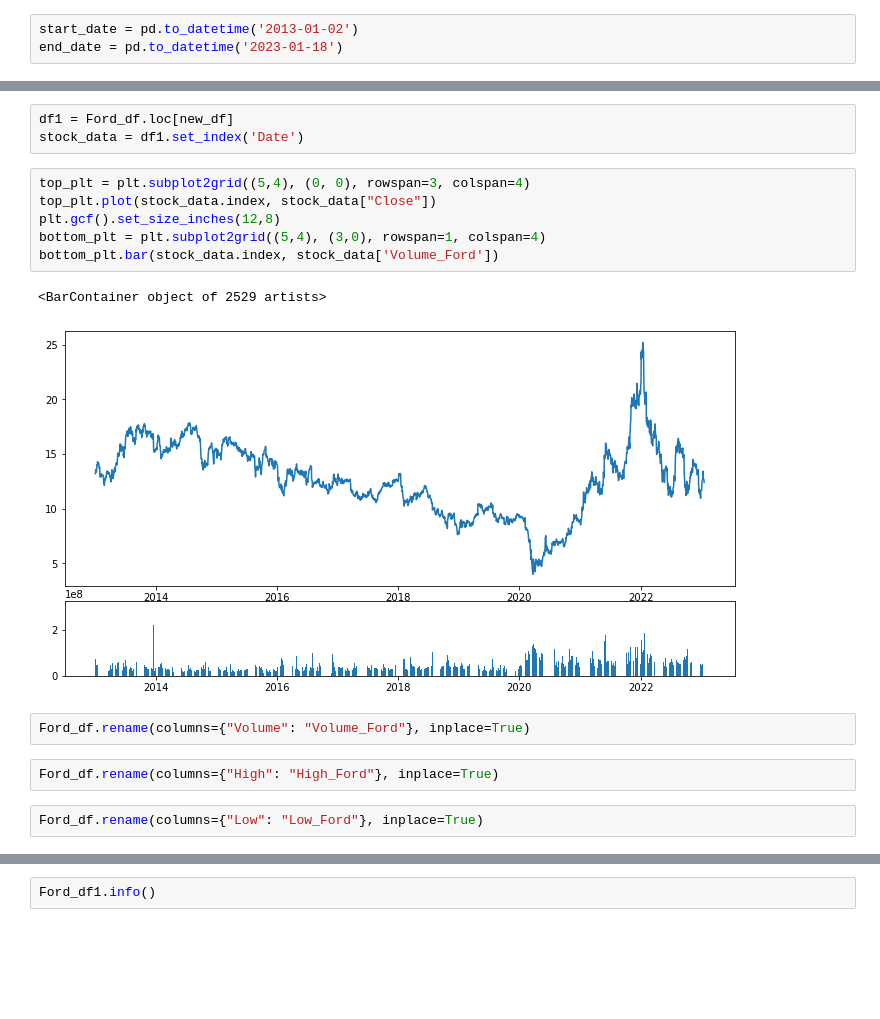
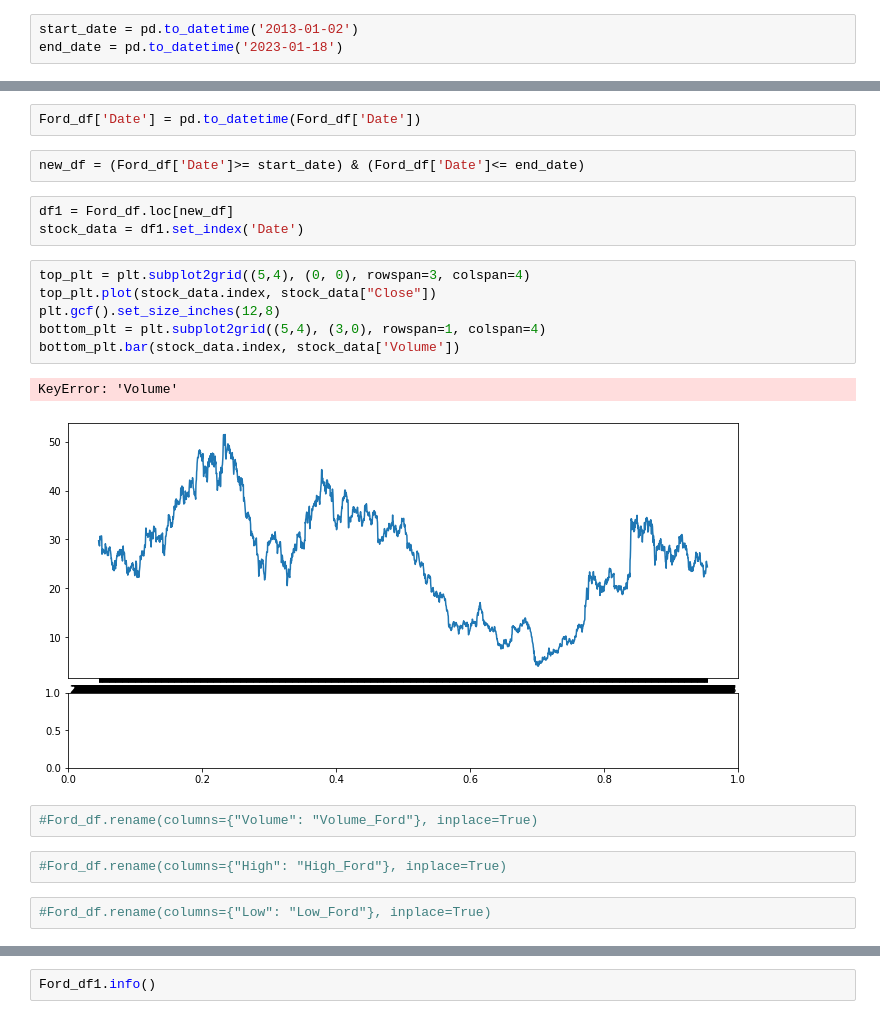
Before and after one commit to shimengya/Finance_Group_Project, a Jupyter notebook: AutoMobile_Stock_Analysis.ipynb, the cells around one changed output, grey strips where cells are left out. Cells and saved outputs as stored; diff of their text form; blank space fills up the shorter version.

Commit message:
Using Function Analysis of the data

```diff
--- a/AutoMobile_Stock_Analysis.ipynb
+++ b/AutoMobile_Stock_Analysis.ipynb
@@ -65,19 +61,23 @@ new_df = (Ford_df['Date']>= start_date) & (Ford_df['Date']<= end_date)
-# %%
-df1 = Ford_df.loc[new_df]
-stock_data = df1.set_index('Date')
-# %%
-top_plt = plt.subplot2grid((5,4), (0, 0), rowspan=3, colspan=4)
-top_plt.plot(stock_data.index, stock_data["Close"])
-plt.gcf().set_size_inches(12,8)
-bottom_plt = plt.subplot2grid((5,4), (3,0), rowspan=1, colspan=4)
-bottom_plt.bar(stock_data.index, stock_data['Volume_Ford'])
-# %% [output]
-<BarContainer object of 2529 artists>
-[figure, removed]
+# %%
+Ford_df['Date'] = pd.to_datetime(Ford_df['Date'])
+# %%
+new_df = (Ford_df['Date']>= start_date) & (Ford_df['Date']<= end_date)
+# %%
+df1 = Ford_df.loc[new_df]
+stock_data = df1.set_index('Date')
+# %%
+top_plt = plt.subplot2grid((5,4), (0, 0), rowspan=3, colspan=4)
+top_plt.plot(stock_data.index, stock_data["Close"])
+plt.gcf().set_size_inches(12,8)
+bottom_plt = plt.subplot2grid((5,4), (3,0), rowspan=1, colspan=4)
+bottom_plt.bar(stock_data.index, stock_data['Volume'])
+# %% [output]
+KeyError: 'Volume'
+[figure, added]
 # %%
-Ford_df.rename(columns={"Volume": "Volume_Ford"}, inplace=True)
+#Ford_df.rename(columns={"Volume": "Volume_Ford"}, inplace=True)
-# %%
-Ford_df.rename(columns={"High": "High_Ford"}, inplace=True)
-# %%
-Ford_df.rename(columns={"Low": "Low_Ford"}, inplace=True)
+# %%
+#Ford_df.rename(columns={"High": "High_Ford"}, inplace=True)
+# %%
+#Ford_df.rename(columns={"Low": "Low_Ford"}, inplace=True)
 # %%
```
Also changed, not shown: parts of 47 cells of this notebook, 2 other files.
